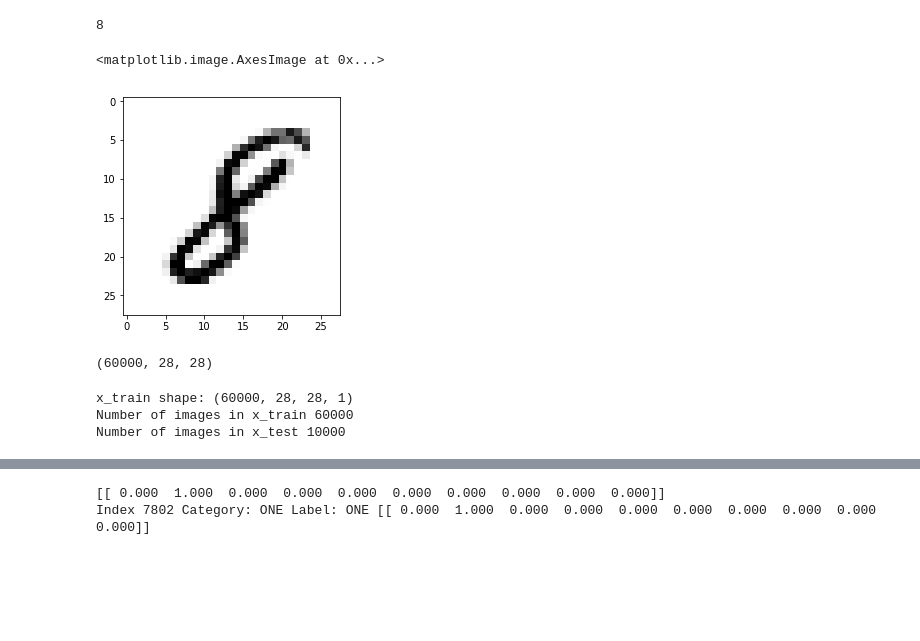
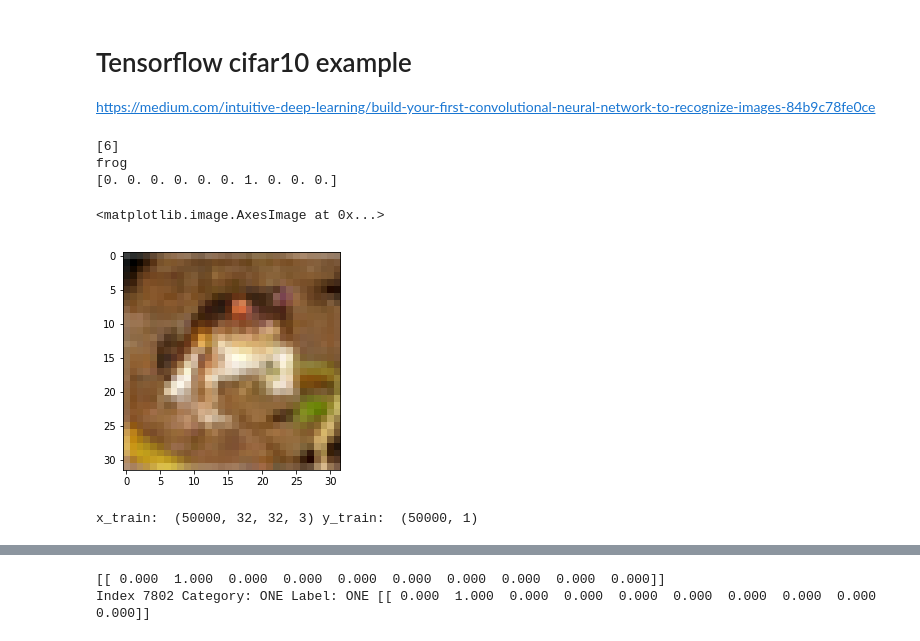
Before and after one commit to ijl20/jp_src, a Jupyter notebook: mnist_tf_keras_cnn/cifar_tf_keras_cnn.ipynb, the cells around one changed output, grey strips where cells are left out. Saved outputs shown, nothing was run; the diff lists cells and outputs as text; code cells hidden in the pictures; blank space fills up the shorter version.

Commit message:
cifar example working

```diff
--- a/mnist_tf_keras_cnn/cifar_tf_keras_cnn.ipynb
+++ b/mnist_tf_keras_cnn/cifar_tf_keras_cnn.ipynb
@@ -3,0 +1,20 @@ import tensorflow as tf
+# %% [markdown]
+# Tensorflow cifar10 example
+https://medium.com/intuitive-deep-learning/build-your-first-convolutional-neural-network-to-recognize-images-84b9c78fe0ce
+# %%
+import tensorflow as tf
+(x_train, y_train), (x_test, y_test) = tf.keras.datasets.cifar10.load_data()
+import keras
+import numpy as np
+# Convert the LABELS 0..9 to one-hot
+y_train_one_hot = keras.utils.to_categorical(y_train, 10)
+y_test_one_hot = keras.utils.to_categorical(y_test, 10)
+
+# Convert the IMAGE pixels 0.255 to 0..1
+x_train = x_train.astype('float32')
+x_test = x_test.astype('float32')
+x_train = x_train / 255
+x_test = x_test / 255
+# %%
+def label(n):
+    return ["airplane","automobile","bird","cat","deer","dog","frog","horse","ship","truck"][n]
@@ -4,35 +31,22 @@ import tensorflow as tf
 # %%
 import matplotlib.pyplot as plt
 %matplotlib inline
-image_index = 7777 # You may select anything up to 60,000
-print(y_train[image_index]) # The label is 8
-plt.imshow(x_train[image_index], cmap='Greys')
+image_index = 0 # You may select anything up to 50,000
+
+print(y_train[image_index])
+print(label(y_train[image_index][0])) # The label is 6
+print(y_train_one_hot[0])
+plt.imshow(x_train[image_index])
 # %% [output]
-8
+[6]
+frog
+[0. 0. 0. 0. 0. 0. 1. 0. 0. 0.]
 <matplotlib.image.AxesImage at 0x...>
-[figure, old version]
+[figure, new version]
-# %%
-x_train.shape
-# %% [output]
-(60000, 28, 28)
-# %%
-# Reshaping the array to 4-dims so that it can work with the Keras API
-x_train = x_train.reshape(x_train.shape[0], 28, 28, 1)
-x_test = x_test.reshape(x_test.shape[0], 28, 28, 1)
-input_shape = (28, 28, 1)
-# Making sure that the values are float so that we can get decimal points after division
-x_train = x_train.astype('float32')
-x_test = x_test.astype('float32')
-# Normalizing the RGB codes by dividing it to the max RGB value.
-x_train /= 255
-x_test /= 255
-print('x_train shape:', x_train.shape)
-print('Number of images in x_train', x_train.shape[0])
-print('Number of images in x_test', x_test.shape[0])
-# %% [output]
-x_train shape: (60000, 28, 28, 1)
-Number of images in x_train 60000
-Number of images in x_test 10000
+# %%
+print("x_train: ",x_train.shape,"y_train: ",y_train.shape)
+# %% [output]
+x_train:  (50000, 32, 32, 3) y_train:  (50000, 1)
 # %%
 # Importing the required Keras modules containing model and layers
 from tensorflow.keras.models import Sequential
```
Also changed, not shown: parts of 12 cells of this notebook, 2 other files.
